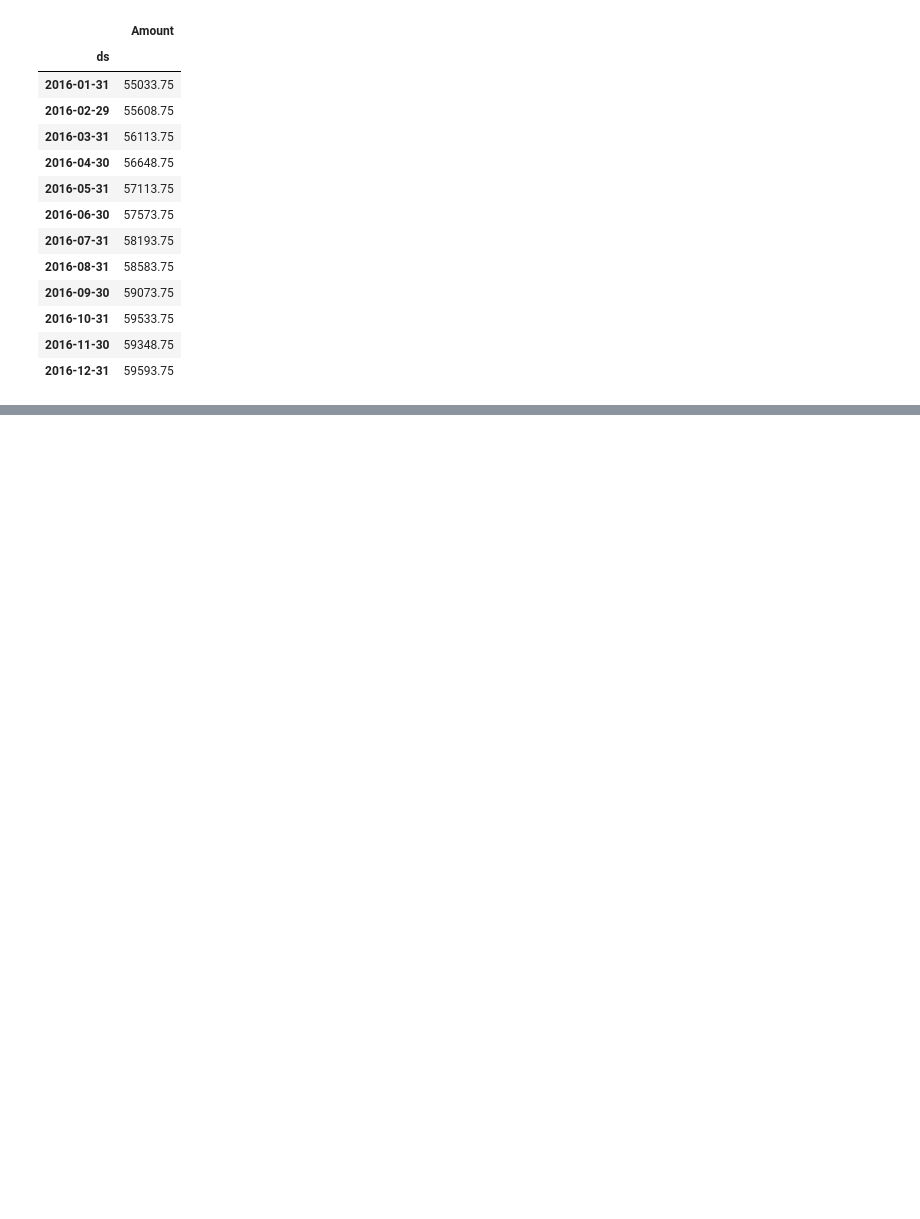
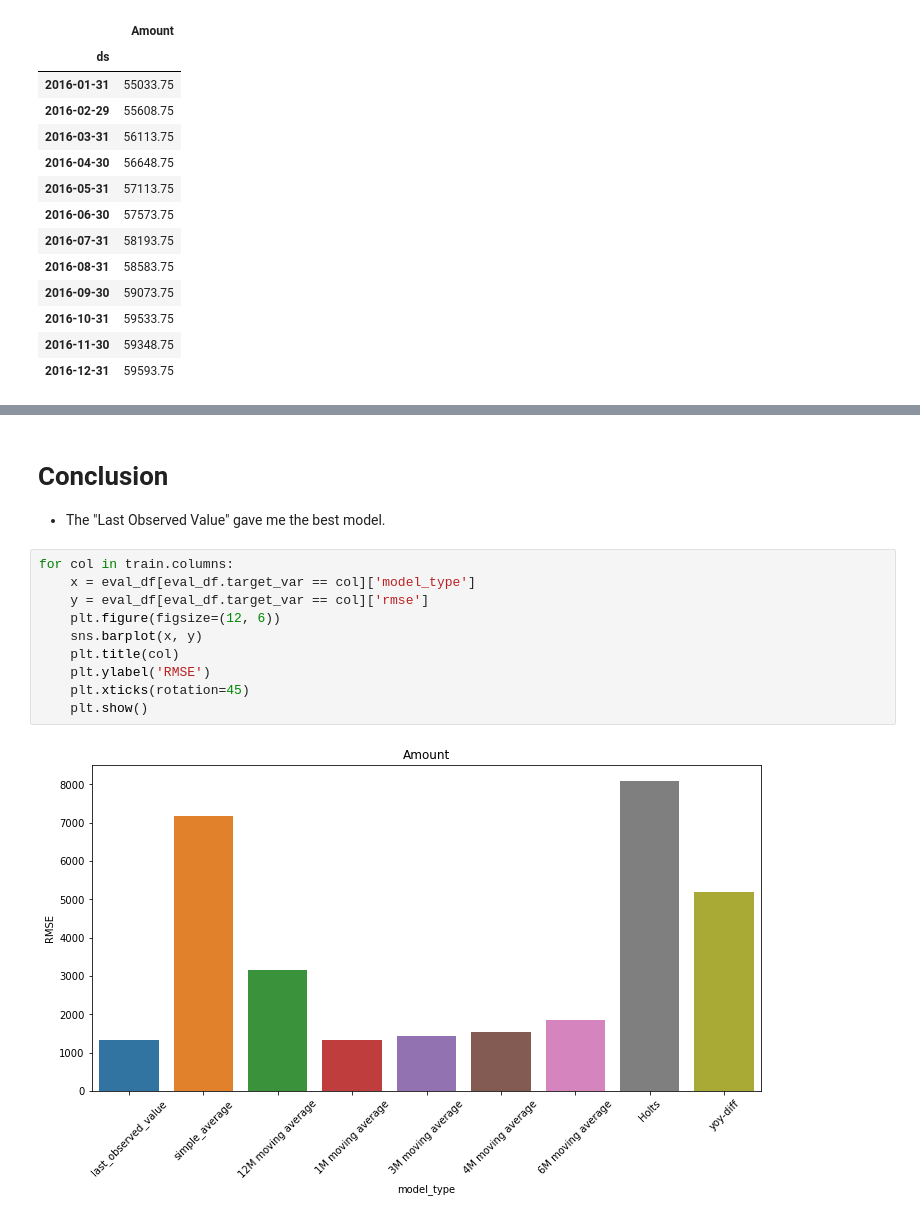
Before and after one commit to lopezelihezer/time-series-exercises, a Jupyter notebook: model.ipynb, the cells around one changed output, grey strips where cells are left out. Drawn from its saved outputs; the diff is of its cells as text; blank space fills up the shorter version.

```diff
--- a/model.ipynb
+++ b/model.ipynb
@@ -400,0 +455,15 @@ yhat_df
+# %% [markdown]
+# Conclusion
+- The "Last Observed Value" gave me the best model.
+# %%
+for col in train.columns:
+    x = eval_df[eval_df.target_var == col]['model_type']
+    y = eval_df[eval_df.target_var == col]['rmse']
+    plt.figure(figsize=(12, 6))
+    sns.barplot(x, y)
+    plt.title(col)
+    plt.ylabel('RMSE')
+    plt.xticks(rotation=45)
+    plt.show()
+# %% [output]
+[figure, added]
```
Also changed, not shown: parts of 8 cells of this notebook.
